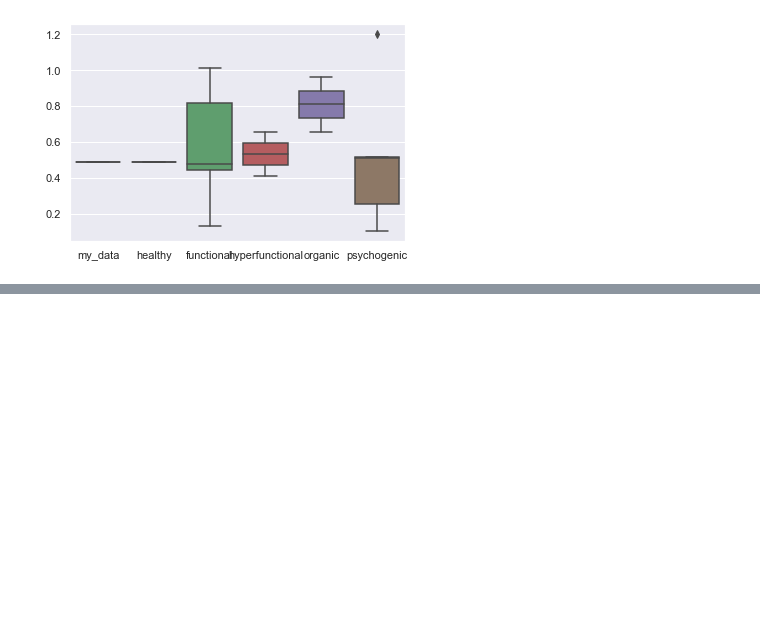
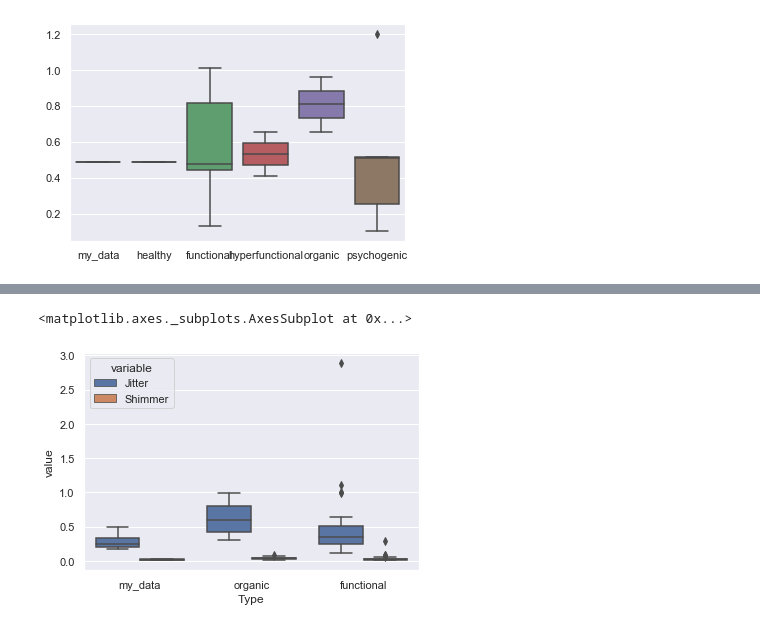
Before and after one commit to leochoo/VoiceDisorderSVM, a Jupyter notebook: SVD jitter shimmer hnr.ipynb, the cells around one changed output, grey strips where cells are left out. Saved outputs shown, nothing was run; the diff lists cells and outputs as text; code cells hidden in the pictures; blank space fills up the shorter version.

```diff
--- a/SVD jitter shimmer hnr.ipynb
+++ b/SVD jitter shimmer hnr.ipynb
@@ -312,0 +338,5 @@ def select_from_many_data(_dict_df, _tone, _syllab, _param):
+# %%
+frames = [my_data_df, organic_df, functional_df]
+
+myd_org = pd.concat(frames, keys=["my_data","organic", "functional"])
+myd_org.loc[myd_org.Syllab == "a"]
@@ -312,0 +361,5 @@ def select_from_many_data(_dict_df, _tone, _syllab, _param):
+# %%
+# can graph Jitter, Shimmer, HNR for all other dicts
+
+dd = pd.melt(myd_org, id_vars=["Type"], value_vars=["Jitter", "Shimmer"])
+dd.head
@@ -312,0 +381,5 @@ def select_from_many_data(_dict_df, _tone, _syllab, _param):
+# %%
+sns.boxplot(x="Type", y="value", data=dd, hue="variable")
+# %% [output]
+<matplotlib.axes._subplots.AxesSubplot at 0x...>
+[figure, added]
```
Also changed, not shown: parts of 8 cells of this notebook.
